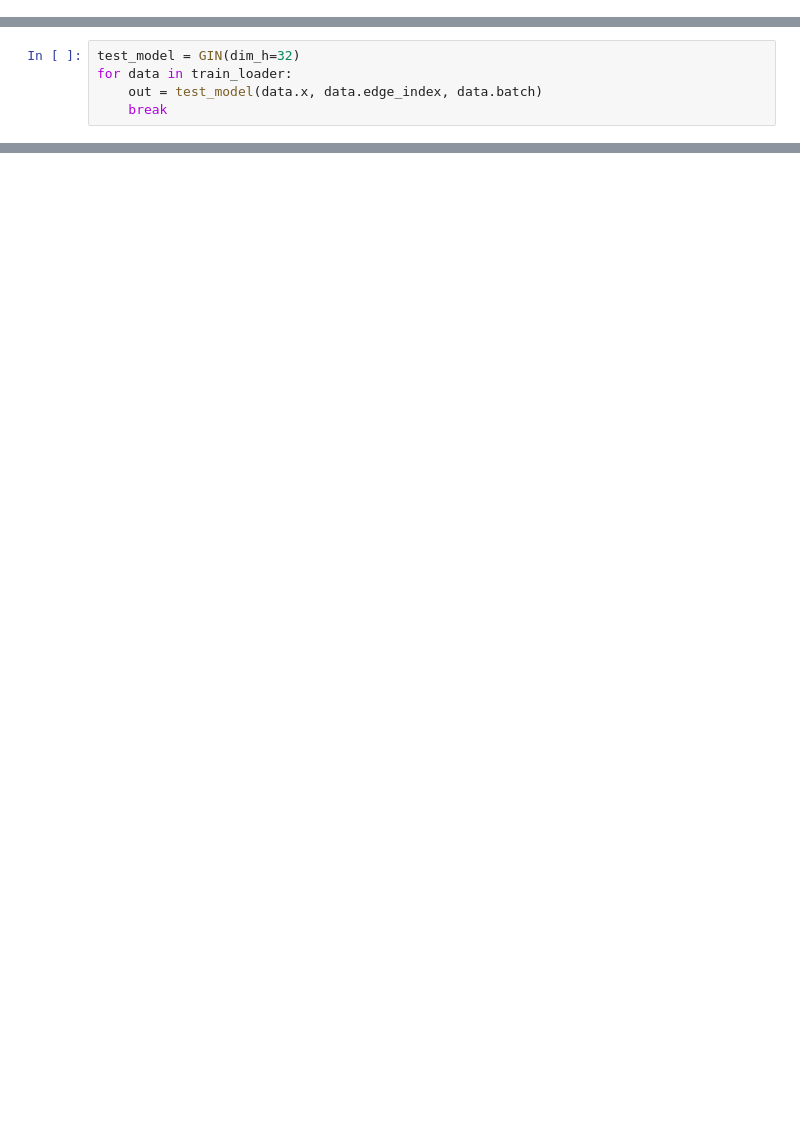
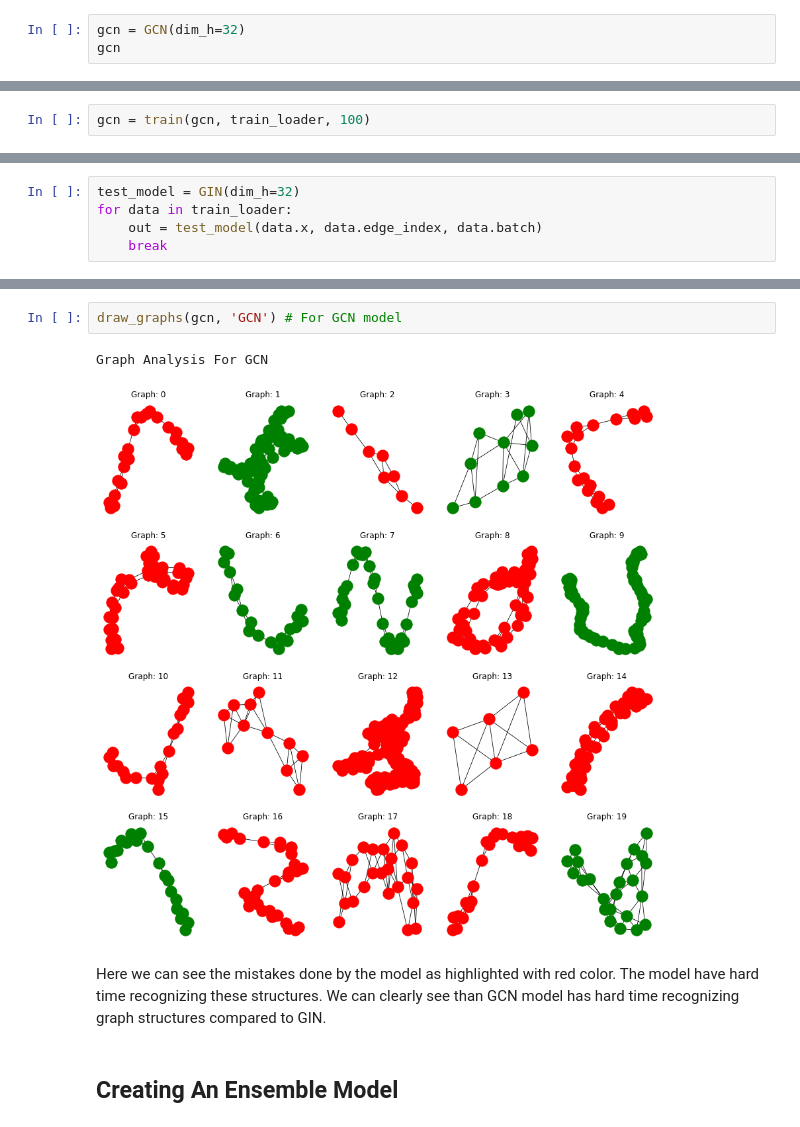
Before and after one commit to VimukthiRandika1997/Research-Project, a Jupyter notebook: Trial-05.ipynb, the cells around one changed output, grey strips where cells are left out. Cells and saved outputs as stored; diff of their text form; blank space fills up the shorter version.

```diff
--- a/Trial-05.ipynb
+++ b/Trial-05.ipynb
@@ -216,3 +277,6 @@ GIN(
   (lin1): Linear(in_features=96, out_features=96, bias=True)
   (lin2): Linear(in_features=96, out_features=2, bias=True)
 )
+# %%
+gcn = GCN(dim_h=32)
+gcn
@@ -231,0 +304,2 @@ Epoch 100                   | Train Loss: 0.67                   | Train Acc: 63
+# %%
+gcn = train(gcn, train_loader, 100)
@@ -267,0 +388,9 @@ torch.Size([64])
+# %%
+draw_graphs(gcn, 'GCN') # For GCN model
+# %% [output]
+Graph Analysis For GCN
+[figure, added]
+# %% [markdown]
+Here we can see the mistakes done by the model as highlighted with red color. The model have hard time recognizing these structures. We can clearly see than GCN model has hard time recognizing graph structures compared to GIN.
+# %% [markdown]
+## Creating An Ensemble Model
```
Also changed, not shown: parts of 18 cells of this notebook.
